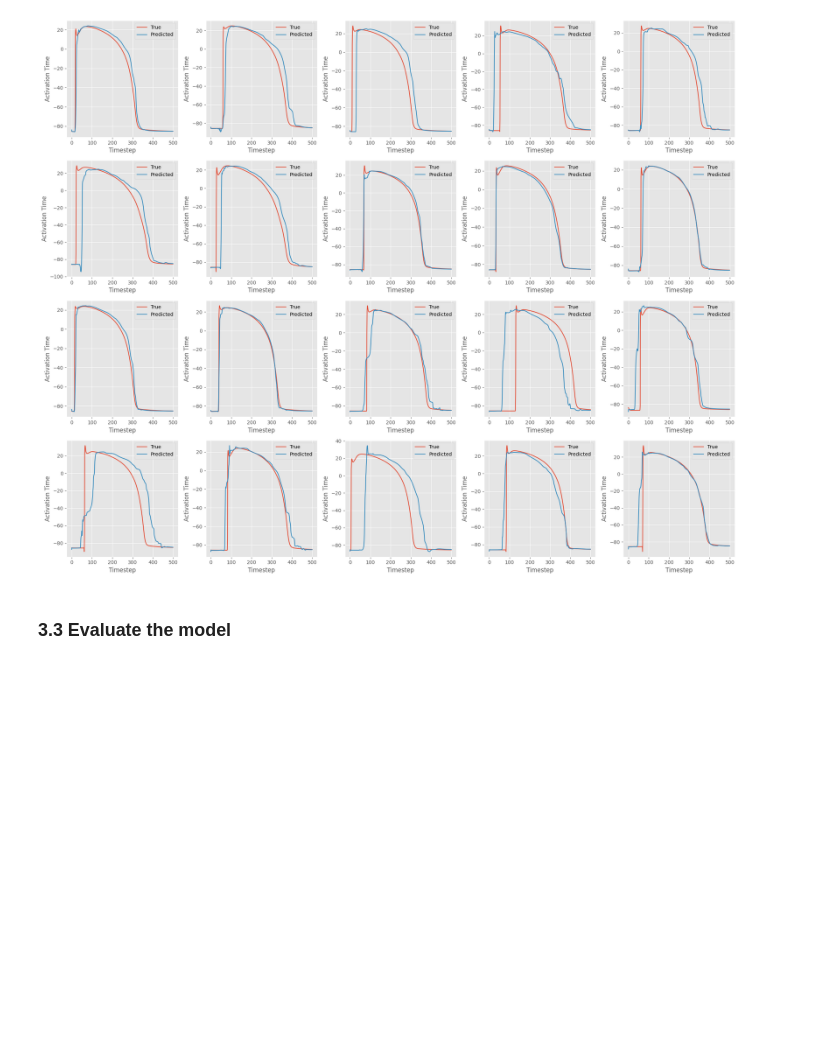
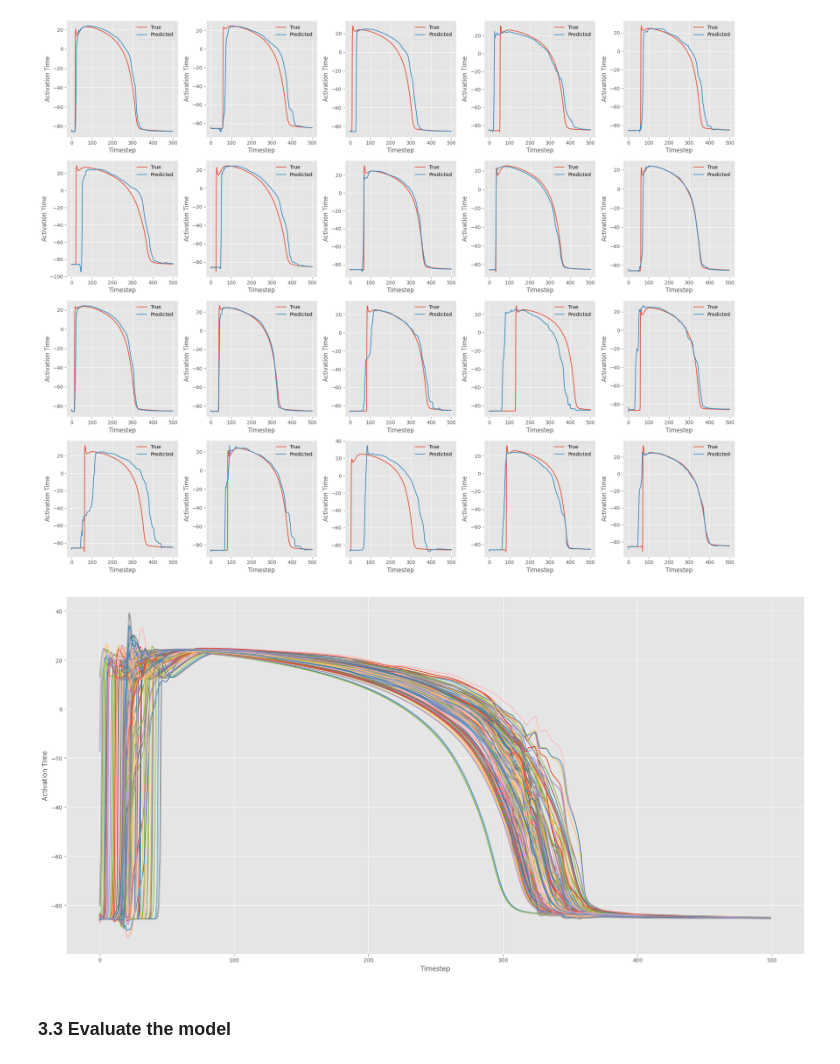
Before and after one commit to XiyuanWu/Lawrence_Laboratory_DSC, a Jupyter notebook: Task_4_Transmembrane_Potential_Reconstruction.ipynb, the cells around one changed output. Cells and saved outputs as stored; diff of their text form; code cells hidden in the pictures; blank space fills up the shorter version.

Commit message:
add 1 graph

```diff
--- a/Task_4_Transmembrane_Potential_Reconstruction.ipynb
+++ b/Task_4_Transmembrane_Potential_Reconstruction.ipynb
@@ -400,6 +400,21 @@ plt.tight_layout()
 plt.show()
 # %% [output]
 [figure]
+# %%
+# Plot 75 curve into one plot
+fig, ax = plt.subplots(figsize=(20, 10))
+
+for i in range(75):
+    ax.plot(y_test_tensor[0, :, i], label='True')
+    ax.plot(output[0, :, i], label='Predicted')
+
+ax.set_xlabel('Timestep')
+ax.set_ylabel('Activation Time')
+
+plt.tight_layout()
+plt.show()
+# %% [output]
+[figure, added]
 # %% [markdown]
 ### 3.3 Evaluate the model
 # %%
```
Also changed, not shown: parts of 1 cell of this notebook.
